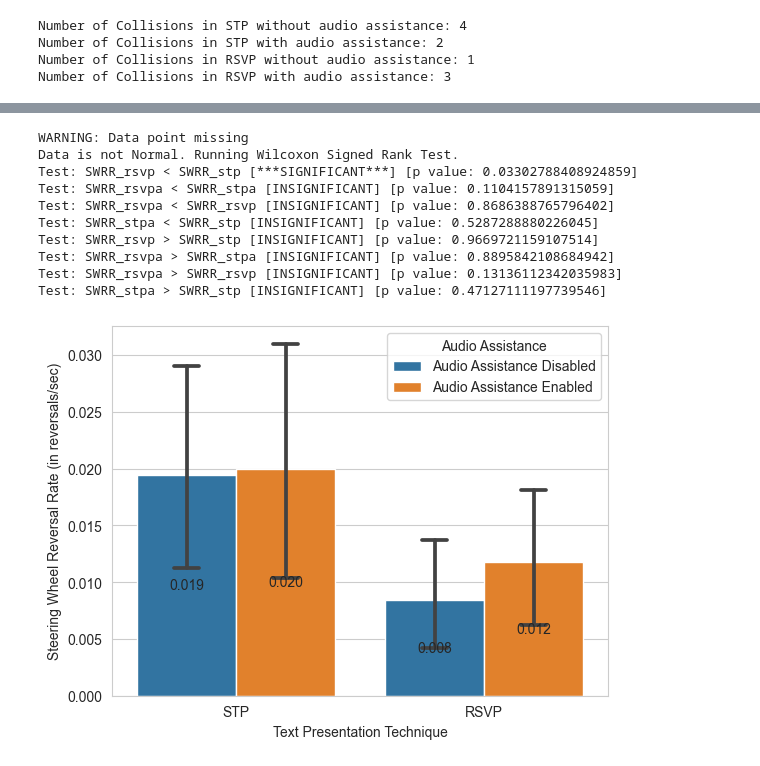
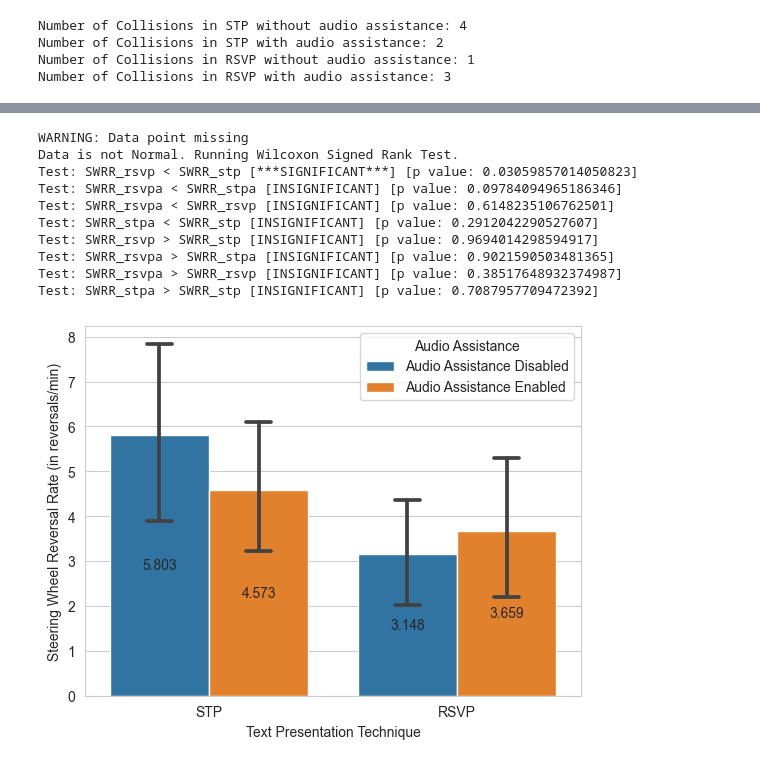
Before and after one commit to shh1v/NDRRI-Data-Analysis, a Jupyter notebook: analysis.ipynb, the cells around one changed output, grey strips where cells are left out. Saved outputs shown, nothing was run; the diff lists cells and outputs as text; code cells hidden in the pictures.

Commit message:
Changes SWRR dimension (r/sec -> r/min) and gap size (10.0 deg -> 5.0 deg)

```diff
--- a/analysis.ipynb
+++ b/analysis.ipynb
@@ -62,7 +62,7 @@ def is_outlier(data_point, q1, q3):
 
 def get_stats(np_array):
     q1, q3 = np.percentile(np.sort(np_array), [25, 75])
-    return (q1, q3)
+    return q1, q3
 
 
 def remove_outliers(df, column_name):
@@ -796,54 +796,54 @@ Test: MBS_stpa > MBS_stp [INSIGNIFICANT] [p value: 0.9809305670613587]
 # Analyzing the Steering Wheel Reversal Rate
 SWRRs = []
 swa_df_copy = swa_df.copy()
-GapSize = 10.0
+GapSize = 5.0
 for i in range(0, swa_df_copy.shape[0]):
     dp_array = [dp for dp in swa_df_copy.iloc[i].values.tolist()[4:] if not pd.isna(dp)]
     count = 0
     total_time = 0
     for j in range(0, len(dp_array) - 1):
         if abs(dp_array[j] - dp_array[j + 1]) > GapSize:
             count += 1
         total_time += 0.2
 
-    SWRRs.append(count / total_time)
+    SWRRs.append((count / total_time)*60)
 swa_df_copy["RATE"] = SWRRs
 
 # Restructuring the data frame.
 swrr_refined = generate_refined(swa_df_copy, "RATE", "RATE")
 
 # Combine columns TPT and Audio Assistance
 swrr_combined = pd.DataFrame()
 swrr_combined["TPTAA"] = swrr_refined["TPT"].values + swrr_refined["Audio Assistance"].values
-swrr_combined["Steering Wheel Reversal Rate (in reversals/sec)"] = swrr_refined["RATE"].values
+swrr_combined["Steering Wheel Reversal Rate (in reversals/min)"] = swrr_refined["RATE"].values
 
 # Removing the outliers from the data frame
-remove_outliers(swrr_combined, "Steering Wheel Reversal Rate (in reversals/sec)")
+remove_outliers(swrr_combined, "Steering Wheel Reversal Rate (in reversals/min)")
 
 # Under sampling the data set
-swrr_combined = under_sampling(swrr_combined, "Steering Wheel Reversal Rate (in reversals/sec)")
+swrr_combined = under_sampling(swrr_combined, "Steering Wheel Reversal Rate (in reversals/min)")
 
 # Create separate arrays for 2 x 2 cases
 swrr_stp, swrr_stpa, swrr_rsvp, swrr_rsvpa = create_seperate_arrays(swrr_combined,
-                                                                    "Steering Wheel Reversal Rate (in reversals/sec)")
+                                                                    "Steering Wheel Reversal Rate (in reversals/min)")
 
 # Do hypothesis Testing.
 test_hypothesis(arr_stp=swrr_stp, arr_stpa=swrr_stpa, arr_rsvp=swrr_rsvp, arr_rsvpa=swrr_rsvpa, metric_name="SWRR")
 
 # plot graph
-plot_driving_metric(swrr_combined, "Steering Wheel Reversal Rate (in reversals/sec)", False)
+plot_driving_metric(swrr_combined, "Steering Wheel Reversal Rate (in reversals/min)", False)
 # %% [output]
 WARNING: Data point missing
 Data is not Normal. Running Wilcoxon Signed Rank Test.
-Test: SWRR_rsvp < SWRR_stp [***SIGNIFICANT***] [p value: 0.03302788408924859]
-Test: SWRR_rsvpa < SWRR_stpa [INSIGNIFICANT] [p value: 0.1104157891315059]
-Test: SWRR_rsvpa < SWRR_rsvp [INSIGNIFICANT] [p value: 0.8686388765796402]
-Test: SWRR_stpa < SWRR_stp [INSIGNIFICANT] [p value: 0.5287288880226045]
-Test: SWRR_rsvp > SWRR_stp [INSIGNIFICANT] [p value: 0.9669721159107514]
-Test: SWRR_rsvpa > SWRR_stpa [INSIGNIFICANT] [p value: 0.8895842108684942]
-Test: SWRR_rsvpa > SWRR_rsvp [INSIGNIFICANT] [p value: 0.13136112342035983]
-Test: SWRR_stpa > SWRR_stp [INSIGNIFICANT] [p value: 0.47127111197739546]
+Test: SWRR_rsvp < SWRR_stp [***SIGNIFICANT***] [p value: 0.03059857014050823]
+Test: SWRR_rsvpa < SWRR_stpa [INSIGNIFICANT] [p value: 0.09784094965186346]
+Test: SWRR_rsvpa < SWRR_rsvp [INSIGNIFICANT] [p value: 0.6148235106762501]
+Test: SWRR_stpa < SWRR_stp [INSIGNIFICANT] [p value: 0.2912042290527607]
+Test: SWRR_rsvp > SWRR_stp [INSIGNIFICANT] [p value: 0.9694014298594917]
+Test: SWRR_rsvpa > SWRR_stpa [INSIGNIFICANT] [p value: 0.9021590503481365]
+Test: SWRR_rsvpa > SWRR_rsvp [INSIGNIFICANT] [p value: 0.38517648932374987]
+Test: SWRR_stpa > SWRR_stp [INSIGNIFICANT] [p value: 0.7087957709472392]
-[figure, old version]
+[figure, new version]
 # %%
 # Analyzing NASA-TLX form.
 # Q1: Enter Participant ID
```
Also changed, not shown: parts of 13 cells of this notebook.
